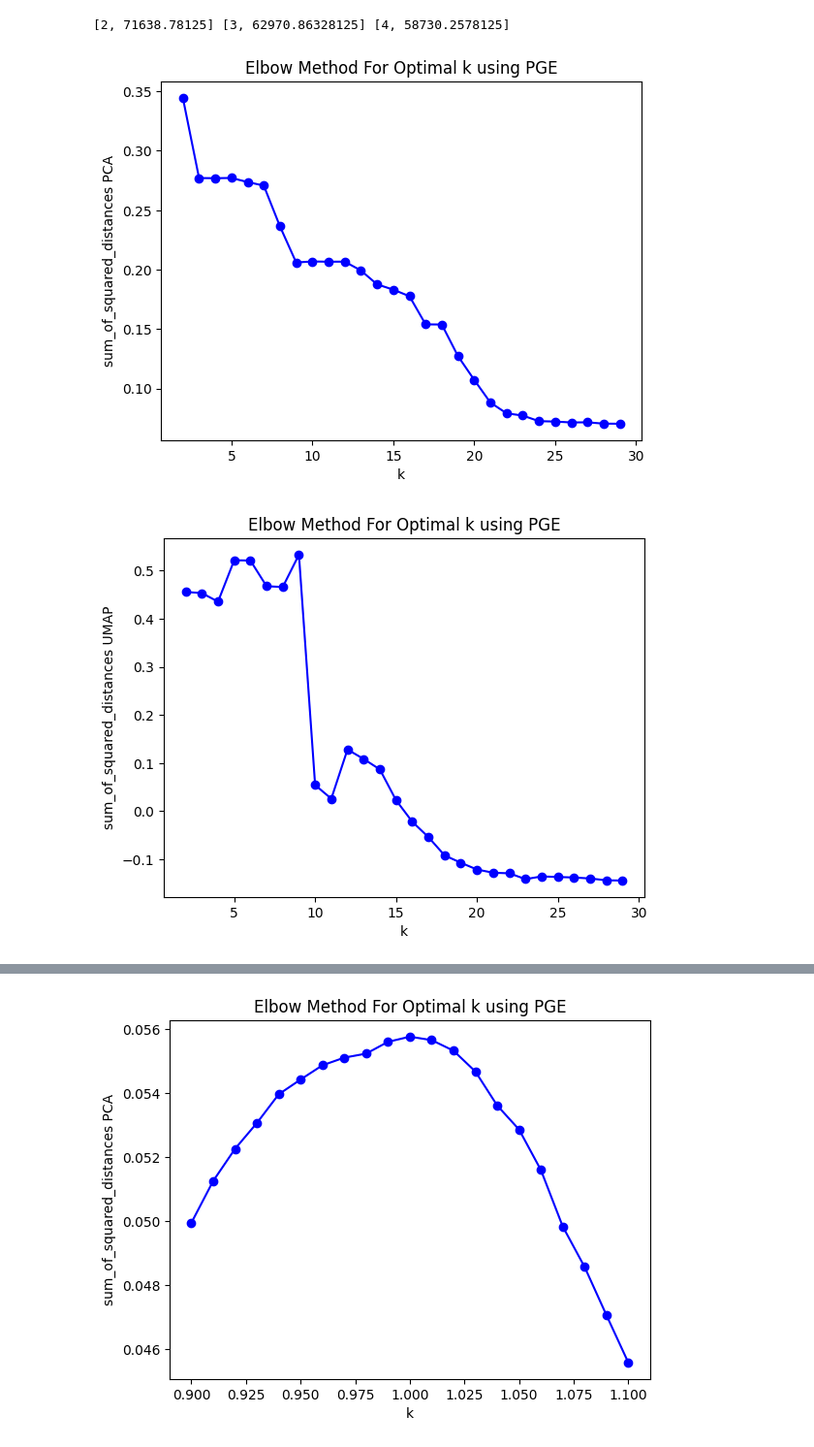
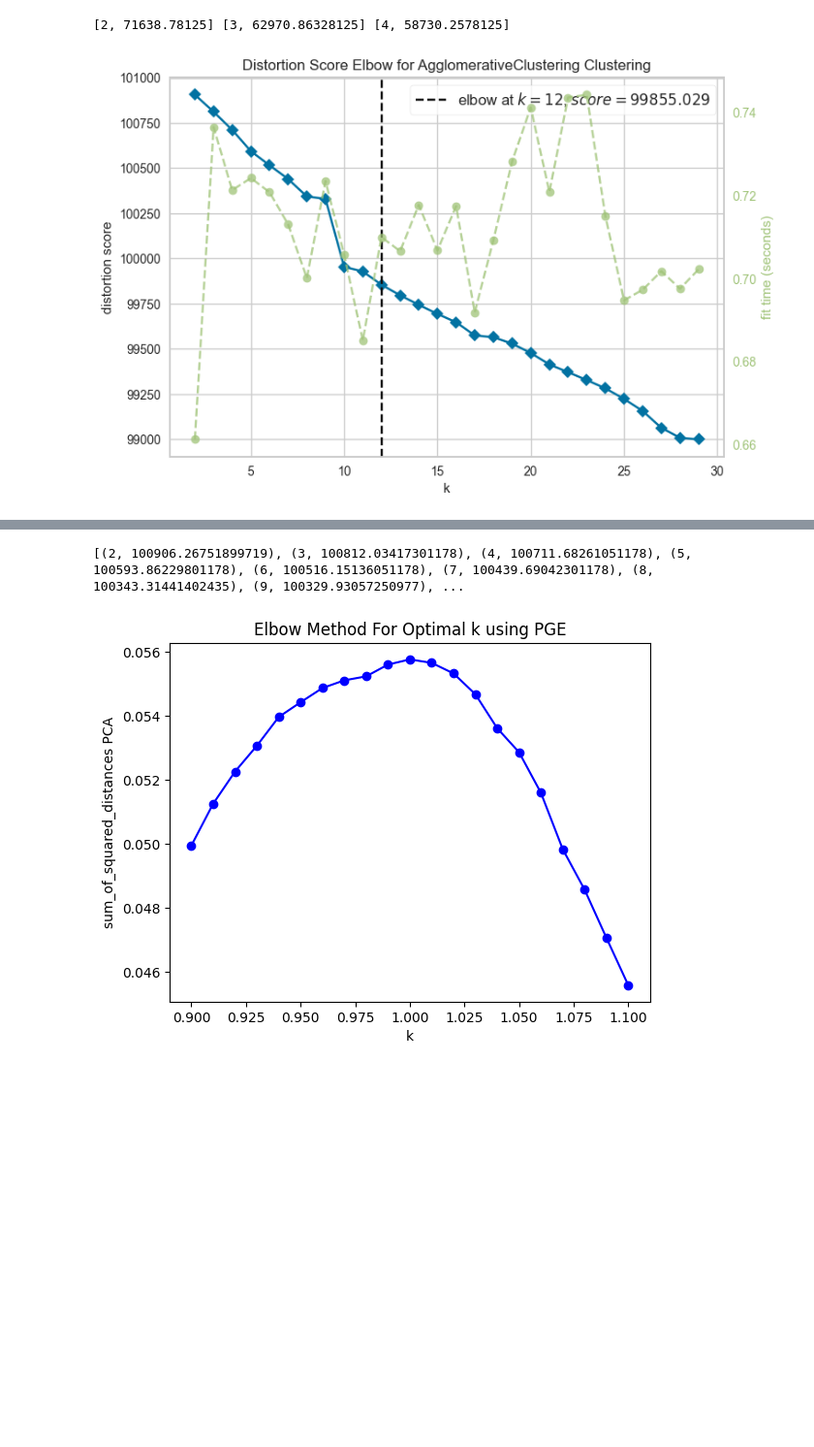
Before and after one commit to titichayajojo/Case-Study-1-Clustering, a Jupyter notebook: case_study1-2.ipynb, the cells around one changed output, grey strips where cells are left out. Shown at 97% size. Drawn from its saved outputs; the diff is of its cells as text; code cells hidden in the pictures; blank space fills up the shorter version.

```diff
--- a/case_study1-2.ipynb
+++ b/case_study1-2.ipynb
@@ -358,7 +358,7 @@ from yellowbrick.cluster import KElbowVisualizer
 def train_squared(test_data, sum_list = [], ylabel = 'PCA', xlabel = 'PGE', Model=KMeans, **param):
 
   if Model is KMeans:
-    K = list(range(2, param['n_clusters']))
+    # K = list(range(2, param['n_clusters']))
     visualizer = KElbowVisualizer(Model(n_init=10), k=(2, param['n_clusters']))
     visualizer.fit(test_data)
     visualizer.show()
@@ -370,13 +370,18 @@ def train_squared(test_data, sum_list = [], ylabel = 'PCA', xlabel = 'PGE', Mode
 
   elif Model is AgglomerativeClustering:
     # print(param)
-    K = list(range(2,param['n_clusters']))
 
-    for k in K:
-      model = Model(n_clusters=k, metric=param['affinity'], linkage=param['linkage'])
-      model_fitted = model.fit_predict(test_data)
-      sum_list.append([k,silhouette_score(test_data, model_fitted)])
+    # K = list(range(2, param['n_clusters']))
+    visualizer = KElbowVisualizer(Model(metric=param['affinity'], linkage=param['linkage']), k=(2, param['n_clusters']))
+    visualizer.fit(test_data)
+    visualizer.show()
+    optimal_k = visualizer.elbow_value_
 
+    k_values = visualizer.k_values_
+    k_scores = visualizer.k_scores_
+    sum_list = list(zip(k_values, k_scores))
+
+    # print(sum_list)
 
   elif Model is Louvain:
     K = np.arange(0.9, 1.1, 0.01)
@@ -425,18 +430,17 @@ print(*x)
 # %%
 # Hierarchical PGE
 pge_pca_hier_score = [] # PCA
 pge_umap_hier_score = [] # UMAP
 
 # Hierarchical ResNet50
 resnet_pca_hier_score = [] # PCA
 resnet_umap_hier_score = [] # UMAP
 
 # Hierarchical
 train_squared(test_data_pge_pca, pge_pca_hier_score, 'PCA', 'PGE', AgglomerativeClustering, n_clusters=30, affinity='euclidean', linkage='single') # PGE PCA
-train_squared(test_data_pge_umap, pge_umap_hier_score, 'UMAP', 'PGE', AgglomerativeClustering, n_clusters=30, affinity='euclidean', linkage='single') # PGE UMAP
+# train_squared(test_data_pge_umap, pge_umap_hier_score, 'UMAP', 'PGE', AgglomerativeClustering, n_clusters=30, affinity='euclidean', linkage='single') # PGE UMAP
 
-train_squared(test_data_resnet50_pca, resnet_pca_hier_score, 'PCA', 'ResNet50', AgglomerativeClustering, n_clusters=30, affinity='euclidean', linkage='single') # ResNet50 PCA
-train_squared(test_data_resnet50_umap, resnet_umap_hier_score, 'UMAP', 'ResNet50', AgglomerativeClustering, n_clusters=30, affinity='euclidean', linkage='single') # ResNet50 UMAP
+# train_squared(test_data_resnet50_pca, resnet_pca_hier_score, 'PCA', 'ResNet50', AgglomerativeClustering, n_clusters=30, affinity='euclidean', linkage='single') # ResNet50 PCA
+# train_squared(test_data_resnet50_umap, resnet_umap_hier_score, 'UMAP', 'ResNet50', AgglomerativeClustering, n_clusters=30, affinity='euclidean', linkage='single') # ResNet50 UMAP
 # %% [output]
-[figure, old version]
+[figure, new version]
-[figure, removed]
@@ -445,3 +447,4 @@ train_squared(test_data_resnet50_umap, resnet_umap_hier_score, 'UMAP', 'ResNet50
+[(2, 100906.26751899719), (3, 100812.03417301178), (4, 100711.68261051178), (5, 100593.86229801178), (6, 100516.15136051178), (7, 100439.69042301178), (8, 100343.31441402435), (9, 100329.93057250977), ...
 # %%
 # Louvain PGE
 pge_pca_louvain_score = [] # PCA
```
Also changed, not shown: parts of 1 cell of this notebook.
